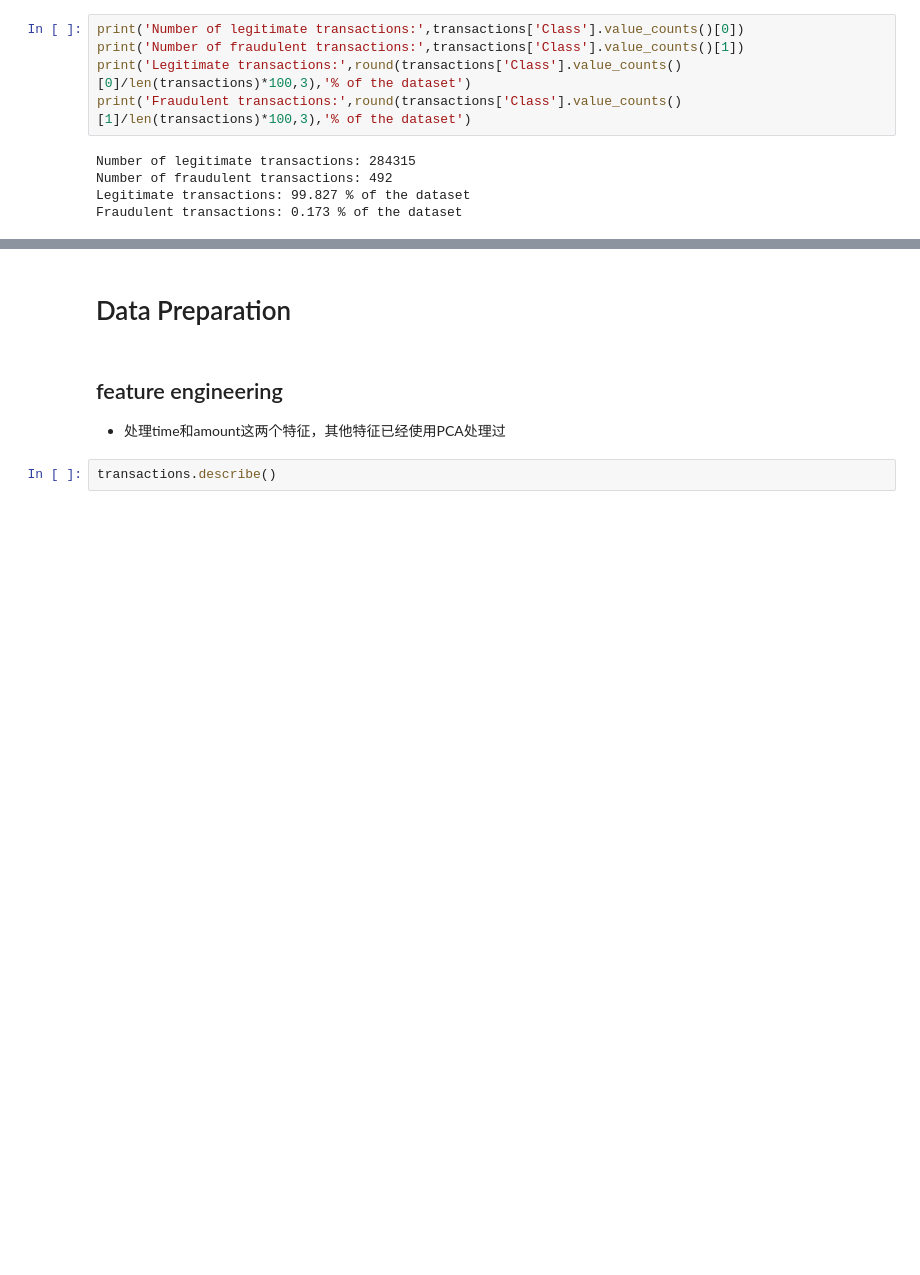
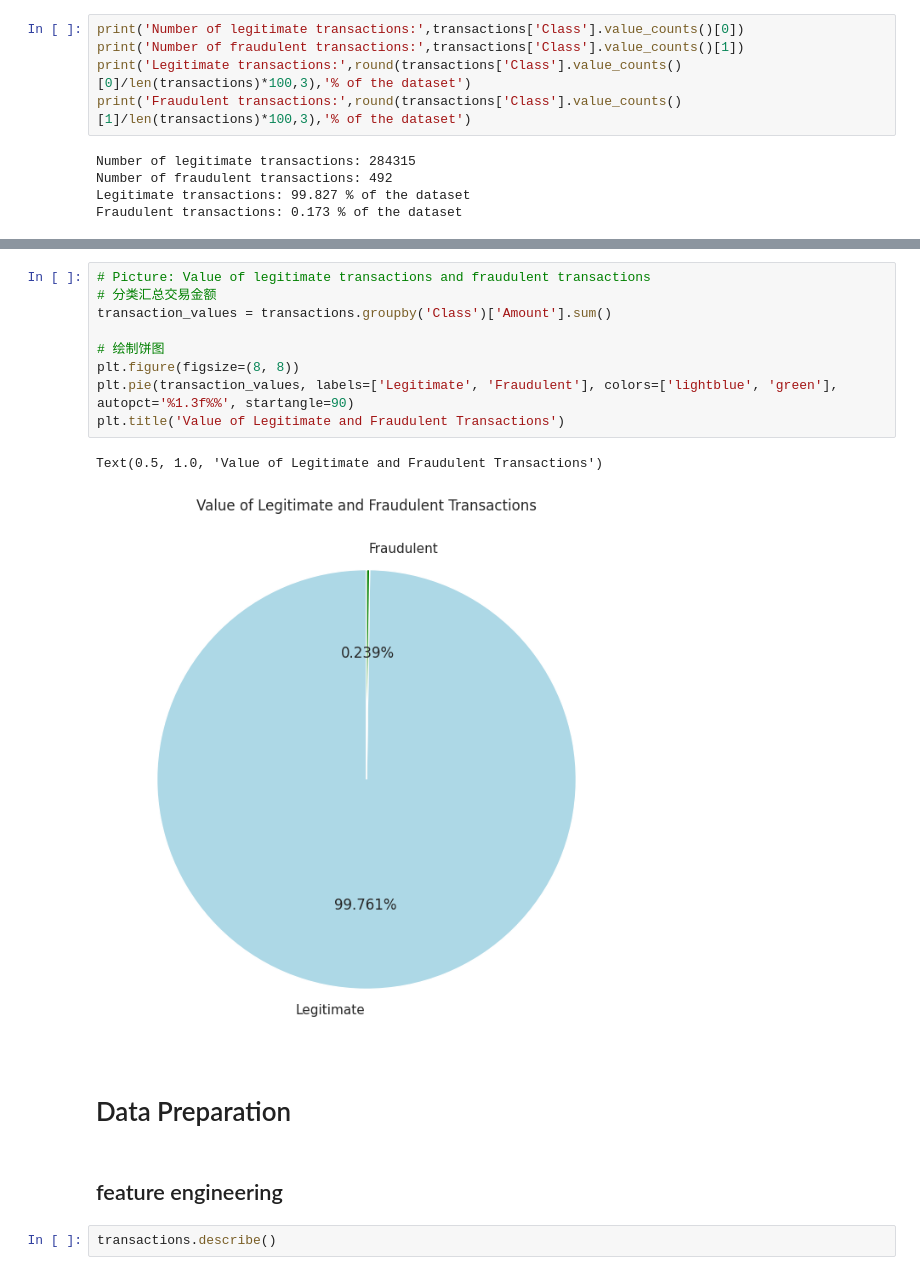
Before and after one commit to ConfusedTraveler/credit-card-fraud-detect, a Jupyter notebook: credit_card_fraud_detection_beta.ipynb, the cells around one changed output, grey strips where cells are left out. Cells and saved outputs as stored; diff of their text form; blank space fills up the shorter version.

```diff
--- a/credit_card_fraud_detection_beta.ipynb
+++ b/credit_card_fraud_detection_beta.ipynb
@@ -156,8 +117,19 @@ plt.show()
+# %%
+# Picture: Value of legitimate transactions and fraudulent transactions
+# 分类汇总交易金额
+transaction_values = transactions.groupby('Class')['Amount'].sum()
+
+# 绘制饼图
+plt.figure(figsize=(8, 8))
+plt.pie(transaction_values, labels=['Legitimate', 'Fraudulent'], colors=['lightblue', 'green'], autopct='%1.3f%%', startangle=90)
+plt.title('Value of Legitimate and Fraudulent Transactions')
+# %% [output]
+Text(0.5, 1.0, 'Value of Legitimate and Fraudulent Transactions')
+[figure, added]
 # %% [markdown]
 # Data Preparation
 # %% [markdown]
 ## feature engineering
-* 处理time和amount这两个特征，其他特征已经使用PCA处理过
 # %%
 transactions.describe()
 # %% [output]
```
Also changed, not shown: parts of 12 cells of this notebook.
